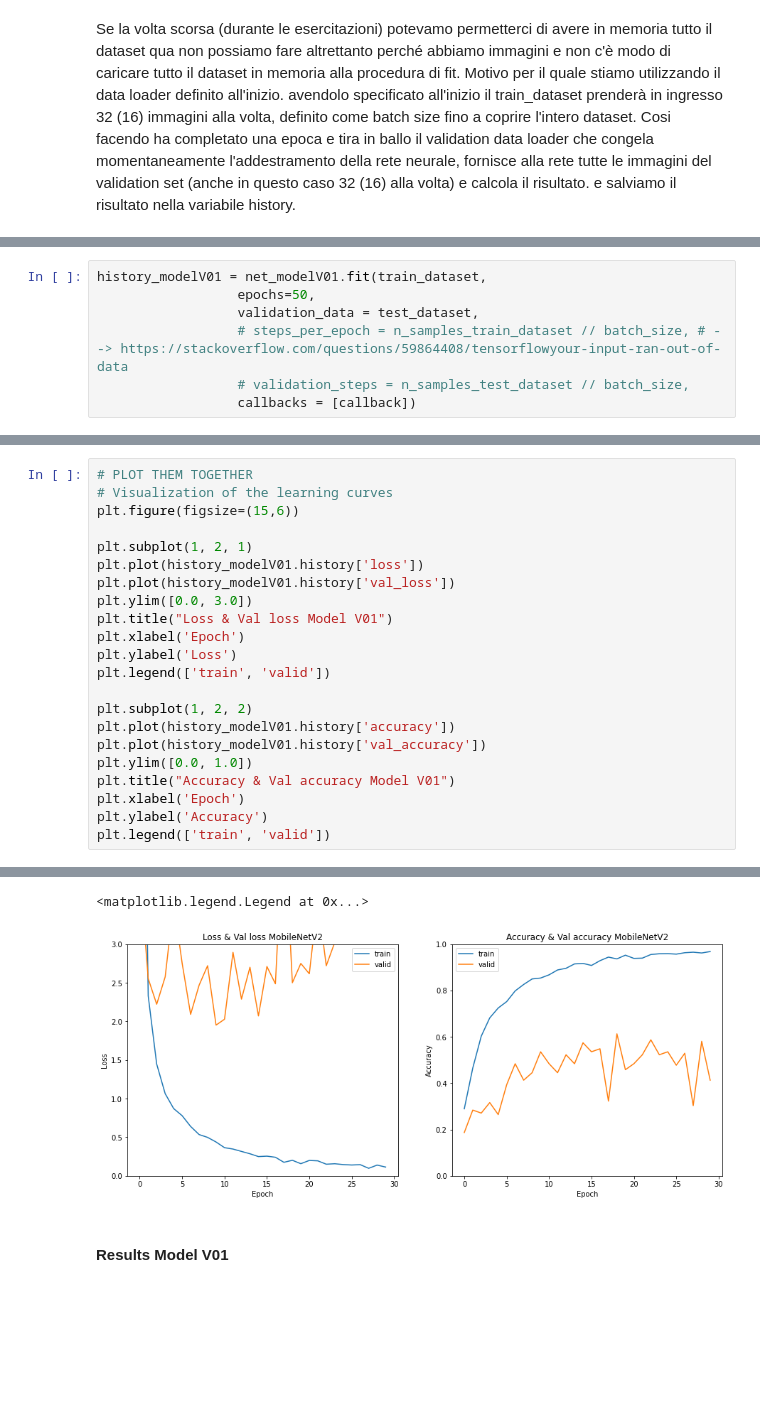
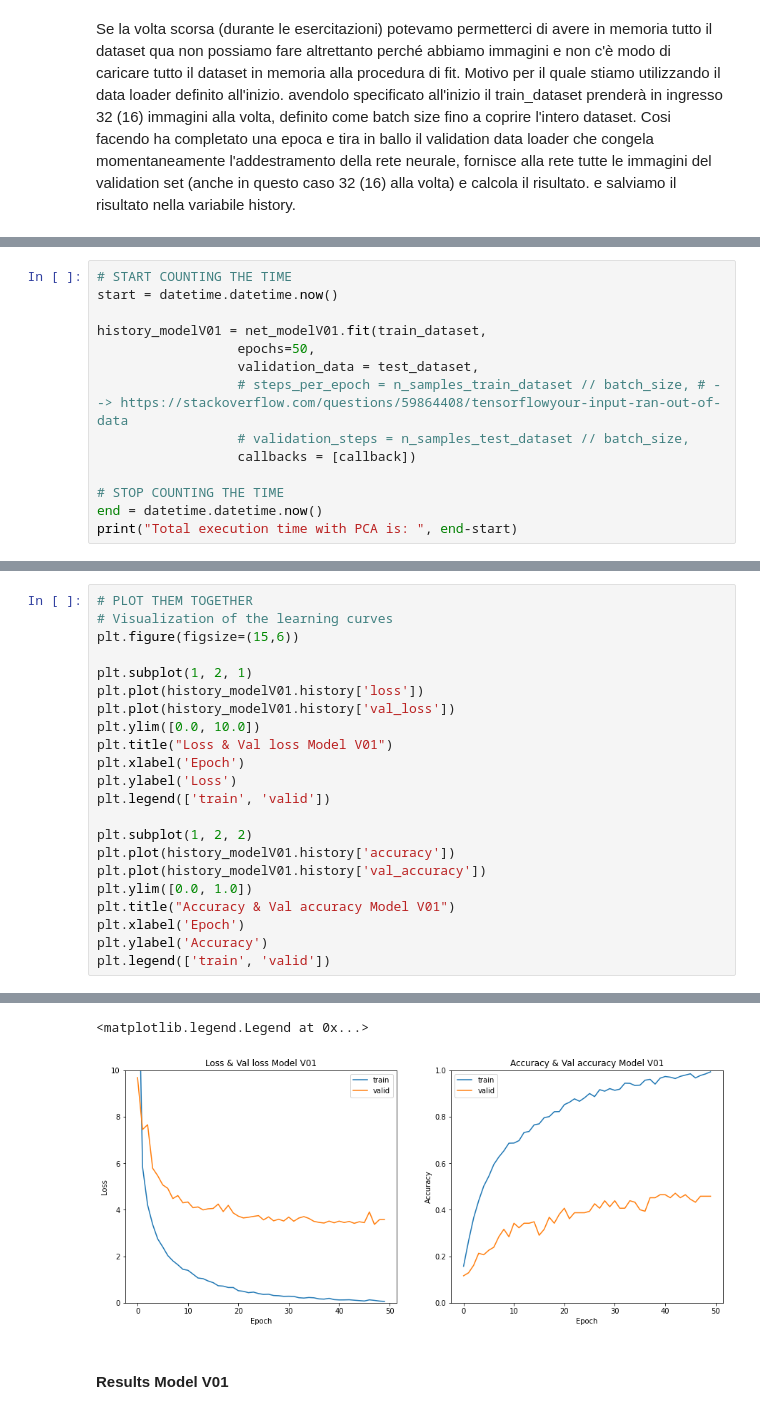
Before and after one commit to alessandro-maccario/DeepLearning-FoodRecognition, a Jupyter notebook: 1_FoDL_Food_Image_Classification_Model_Training_PCA+CNN.ipynb, the cells around one changed output, grey strips where cells are left out. Saved outputs shown, nothing was run; the diff lists cells and outputs as text; blank space fills up the shorter version.

```diff
--- a/1_FoDL_Food_Image_Classification_Model_Training_PCA+CNN.ipynb
+++ b/1_FoDL_Food_Image_Classification_Model_Training_PCA+CNN.ipynb
@@ -1028,12 +1028,19 @@ callback = keras.callbacks.EarlyStopping(monitor="val_loss", patience=20, restor
 # %% [output]
 [interactive output not drawn]
 # %%
+# START COUNTING THE TIME
+start = datetime.datetime.now()
+
 history_modelV01 = net_modelV01.fit(train_dataset,
                   epochs=50,
                   validation_data = test_dataset,
                   # steps_per_epoch = n_samples_train_dataset // batch_size, # --> https://stackoverflow.com/questions/59864408/tensorflowyour-input-ran-out-of-data
                   # validation_steps = n_samples_test_dataset // batch_size,
                   callbacks = [callback])
+
+# STOP COUNTING THE TIME
+end = datetime.datetime.now()
+print("Total execution time with PCA is: ", end-start)
 # %% [output]
 [interactive output not drawn]
 Epoch 1/50
@@ -1056,29 +1063,29 @@ Epoch 21/50
 # %%
 # PLOT THEM TOGETHER
 # Visualization of the learning curves
 plt.figure(figsize=(15,6))
 
 plt.subplot(1, 2, 1)
 plt.plot(history_modelV01.history['loss'])
 plt.plot(history_modelV01.history['val_loss'])
-plt.ylim([0.0, 3.0])
+plt.ylim([0.0, 10.0])
 plt.title("Loss & Val loss Model V01")
 plt.xlabel('Epoch')
 plt.ylabel('Loss')
 plt.legend(['train', 'valid'])
 
 plt.subplot(1, 2, 2)
 plt.plot(history_modelV01.history['accuracy'])
 plt.plot(history_modelV01.history['val_accuracy'])
 plt.ylim([0.0, 1.0])
 plt.title("Accuracy & Val accuracy Model V01")
 plt.xlabel('Epoch')
 plt.ylabel('Accuracy')
 plt.legend(['train', 'valid'])
 # %% [output]
 [interactive output not drawn]
 <matplotlib.legend.Legend at 0x...>
-[figure, old version]
+[figure, new version]
 # %% [markdown]
 #### Results Model V01
 # %% [markdown]
```
Also changed, not shown: parts of 84 cells of this notebook, 1 other file.
